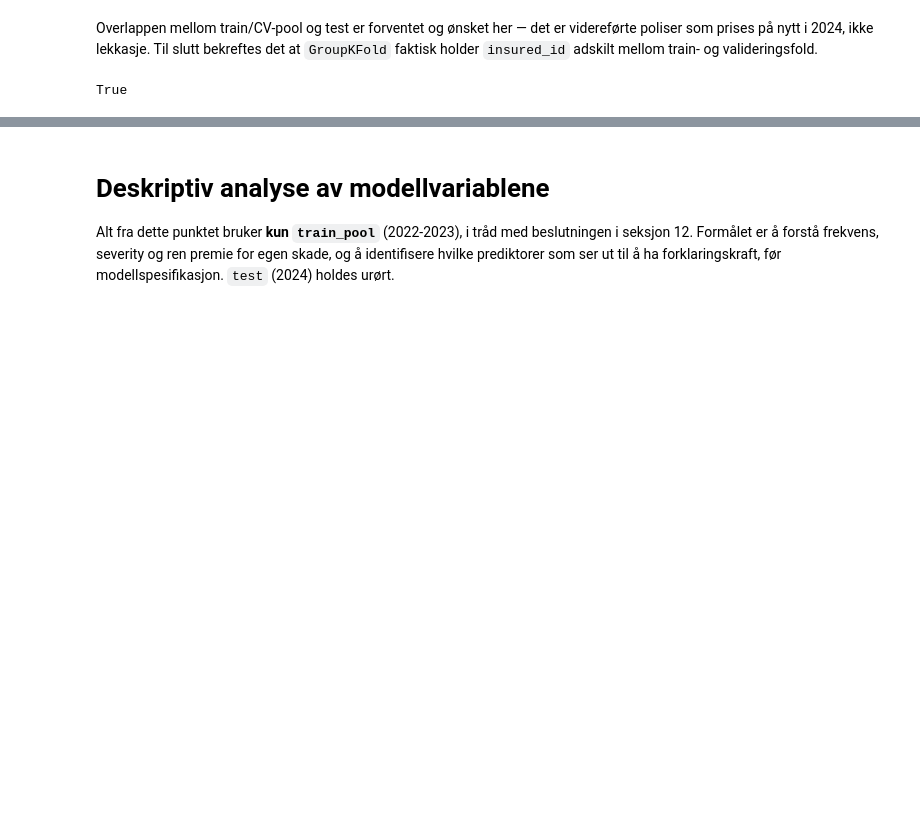
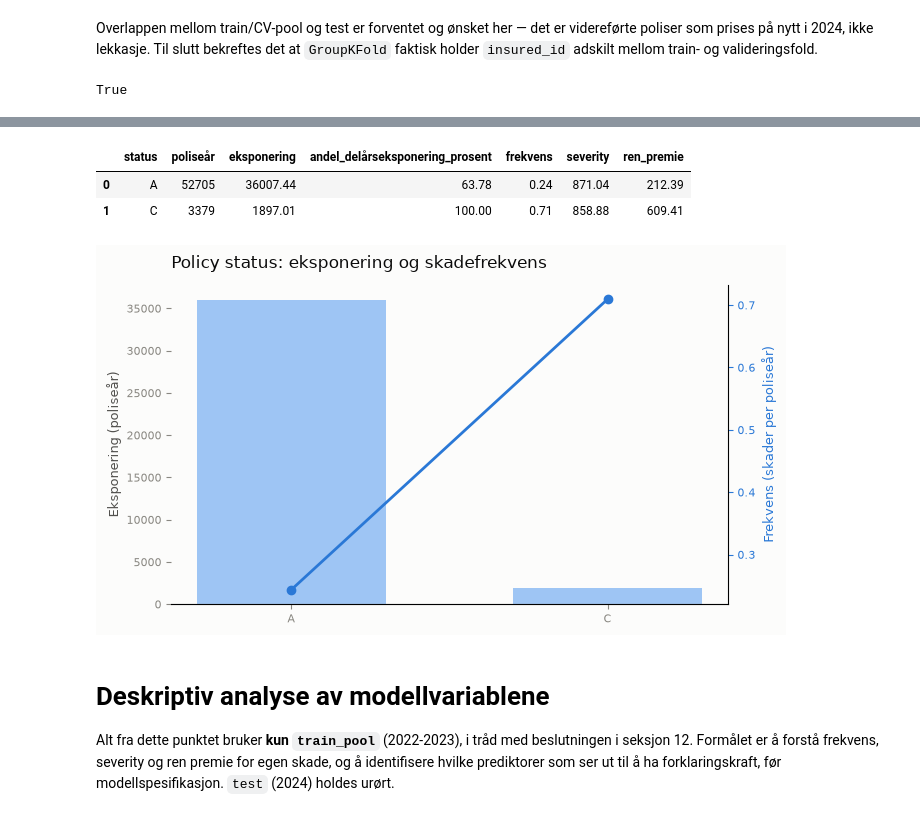
Before and after one commit to MarkusBjerkaas/Motor-Insurance-GLM-ML, a Jupyter notebook: analysis.ipynb, the cells around one changed output, grey strips where cells are left out. Cells and saved outputs as stored; diff of their text form; code cells hidden in the pictures; blank space fills up the shorter version.

```diff
--- a/analysis.ipynb
+++ b/analysis.ipynb
@@ -545,3 +560,45 @@ True
+# %%
+policy_status_one_way = build_categorical_one_way(train_pool, "policy_status")
+policy_status_short_exposure = (
+    train_pool.assign(delår=train_pool["total_exposure"].lt(1))
+    .groupby("policy_status", observed=True)["delår"]
+    .mean()
+    .mul(100)
+    .rename("andel_delårseksponering_prosent")
+    .reset_index()
+    .rename(columns={"policy_status": "nivå"})
+)
+policy_status_summary = (
+    policy_status_one_way.merge(policy_status_short_exposure, on="nivå", how="left")
+    .rename(columns={"nivå": "status"})
+    .loc[
+        :,
+        [
+            "status",
+            "poliseår",
+            "eksponering",
+            "andel_delårseksponering_prosent",
+            "frekvens",
+            "severity",
+            "ren_premie",
+        ],
+    ]
+    .round(2)
+)
+display(policy_status_summary)
+display(
+    plot_one_way(
+        policy_status_one_way,
+        "Policy status: eksponering og skadefrekvens",
+        rate_column="frekvens",
+        rate_label="Frekvens (skader per poliseår)",
+    )
+)
+# %% [output]
+|  | status | poliseår | eksponering | andel_delårseksponering_prosent | frekvens | severity | ren_premie |
+| 0 | A | 52705 | 36007.44 | 63.78 | 0.24 | 871.04 | 212.39 |
+| 1 | C | 3379 | 1897.01 | 100.00 | 0.71 | 858.88 | 609.41 |
+[figure, added]
 # %% [markdown]
 # Deskriptiv analyse av modellvariablene
 
```
Also changed, not shown: parts of 2 cells of this notebook, 5 other files.
